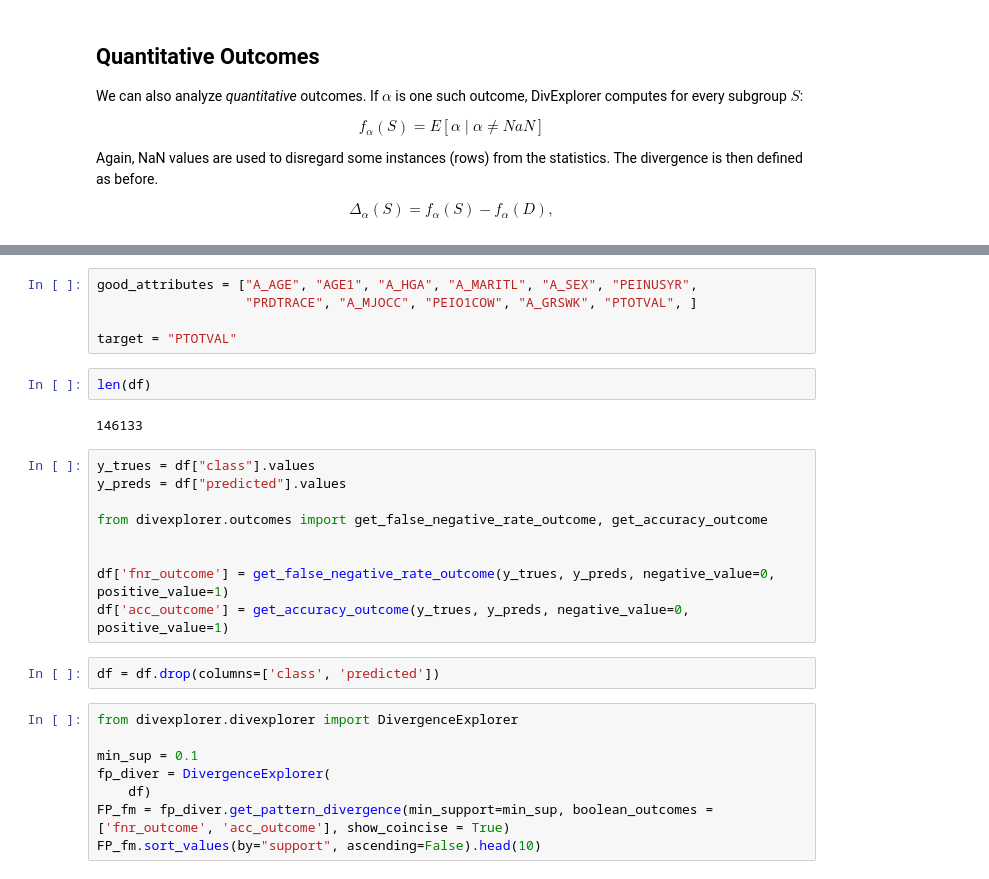
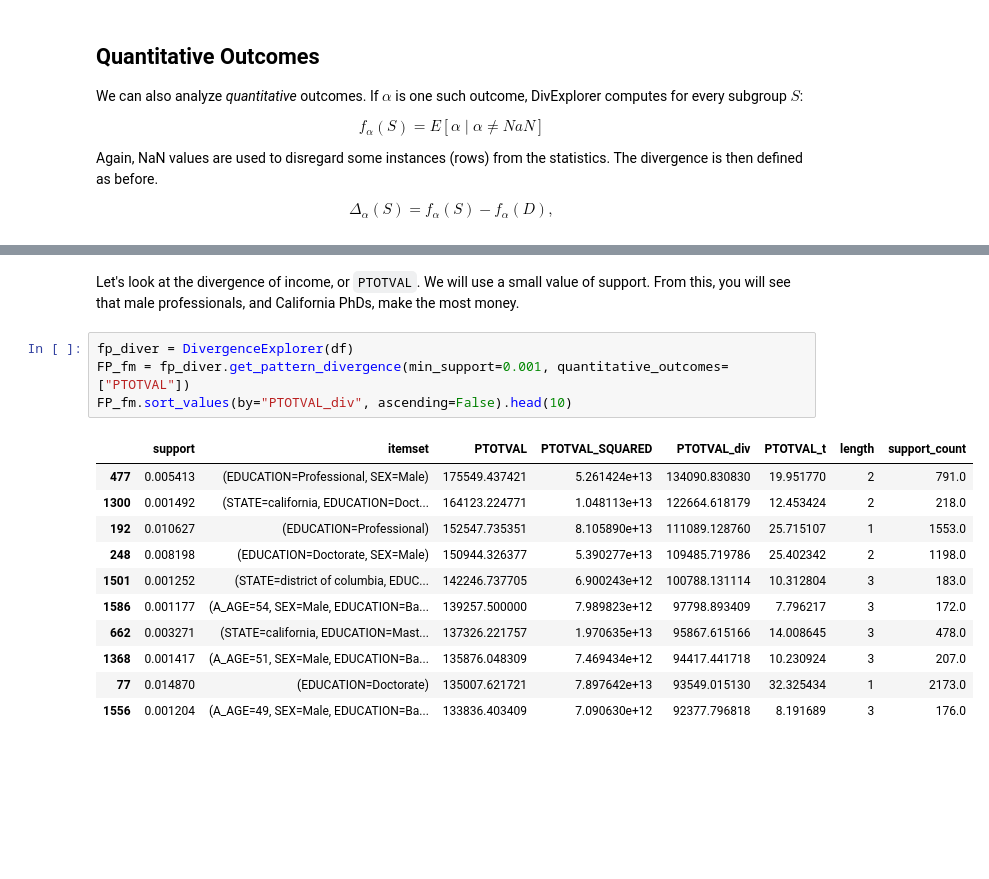
Before and after one commit to divexplorer/divexplorer, a Jupyter notebook: DivExplorerExample.ipynb, the cells around one changed output, grey strips where cells are left out. Drawn from its saved outputs; the diff is of its cells as text; blank space fills up the shorter version.

```diff
--- a/DivExplorerExample.ipynb
+++ b/DivExplorerExample.ipynb
@@ -277,28 +261,19 @@ Name: PTOTVAL, Length: 146133, dtype: int64
-# %%
-good_attributes = ["A_AGE", "AGE1", "A_HGA", "A_MARITL", "A_SEX", "PEINUSYR",
-                   "PRDTRACE", "A_MJOCC", "PEIO1COW", "A_GRSWK", "PTOTVAL", ]
-
-target = "PTOTVAL"
-# %%
-len(df)
-# %% [output]
-146133
-# %%
-y_trues = df["class"].values
-y_preds = df["predicted"].values
-
-from divexplorer.outcomes import get_false_negative_rate_outcome, get_accuracy_outcome
-
-
-df['fnr_outcome'] = get_false_negative_rate_outcome(y_trues, y_preds, negative_value=0, positive_value=1)
-df['acc_outcome'] = get_accuracy_outcome(y_trues, y_preds, negative_value=0, positive_value=1)
-# %%
-df = df.drop(columns=['class', 'predicted'])
+# %% [markdown]
+Let's look at the divergence of income, or `PTOTVAL`.  We will use a small value of support.
+From this, you will see that male professionals, and California PhDs, make the most money.
 # %%
-from divexplorer.divexplorer import DivergenceExplorer
-
-min_sup = 0.1
-fp_diver = DivergenceExplorer(
-    df)
-FP_fm = fp_diver.get_pattern_divergence(min_support=min_sup, boolean_outcomes = ['fnr_outcome', 'acc_outcome'], show_coincise = True)
-FP_fm.sort_values(by="support", ascending=False).head(10)
+fp_diver = DivergenceExplorer(df)
+FP_fm = fp_diver.get_pattern_divergence(min_support=0.001, quantitative_outcomes=["PTOTVAL"])
+FP_fm.sort_values(by="PTOTVAL_div", ascending=False).head(10)
+# %% [output]
+|  | support | itemset | PTOTVAL | PTOTVAL_SQUARED | PTOTVAL_div | PTOTVAL_t | length | support_count |
+| 477 | 0.005413 | (EDUCATION=Professional, SEX=Male) | 175549.437421 | 5.261424e+13 | 134090.830830 | 19.951770 | 2 | 791.0 |
+| 1300 | 0.001492 | (STATE=california, EDUCATION=Doct... | 164123.224771 | 1.048113e+13 | 122664.618179 | 12.453424 | 2 | 218.0 |
+| 192 | 0.010627 | (EDUCATION=Professional) | 152547.735351 | 8.105890e+13 | 111089.128760 | 25.715107 | 1 | 1553.0 |
+| 248 | 0.008198 | (EDUCATION=Doctorate, SEX=Male) | 150944.326377 | 5.390277e+13 | 109485.719786 | 25.402342 | 2 | 1198.0 |
+| 1501 | 0.001252 | (STATE=district of columbia, EDUC... | 142246.737705 | 6.900243e+12 | 100788.131114 | 10.312804 | 3 | 183.0 |
+| 1586 | 0.001177 | (A_AGE=54, SEX=Male, EDUCATION=Ba... | 139257.500000 | 7.989823e+12 | 97798.893409 | 7.796217 | 3 | 172.0 |
+| 662 | 0.003271 | (STATE=california, EDUCATION=Mast... | 137326.221757 | 1.970635e+13 | 95867.615166 | 14.008645 | 3 | 478.0 |
+| 1368 | 0.001417 | (A_AGE=51, SEX=Male, EDUCATION=Ba... | 135876.048309 | 7.469434e+12 | 94417.441718 | 10.230924 | 3 | 207.0 |
+| 77 | 0.014870 | (EDUCATION=Doctorate) | 135007.621721 | 7.897642e+13 | 93549.015130 | 32.325434 | 1 | 2173.0 |
+| 1556 | 0.001204 | (A_AGE=49, SEX=Male, EDUCATION=Ba... | 133836.403409 | 7.090630e+12 | 92377.796818 | 8.191689 | 3 | 176.0 |
```
Also changed, not shown: parts of 5 cells of this notebook, 1 other file.
